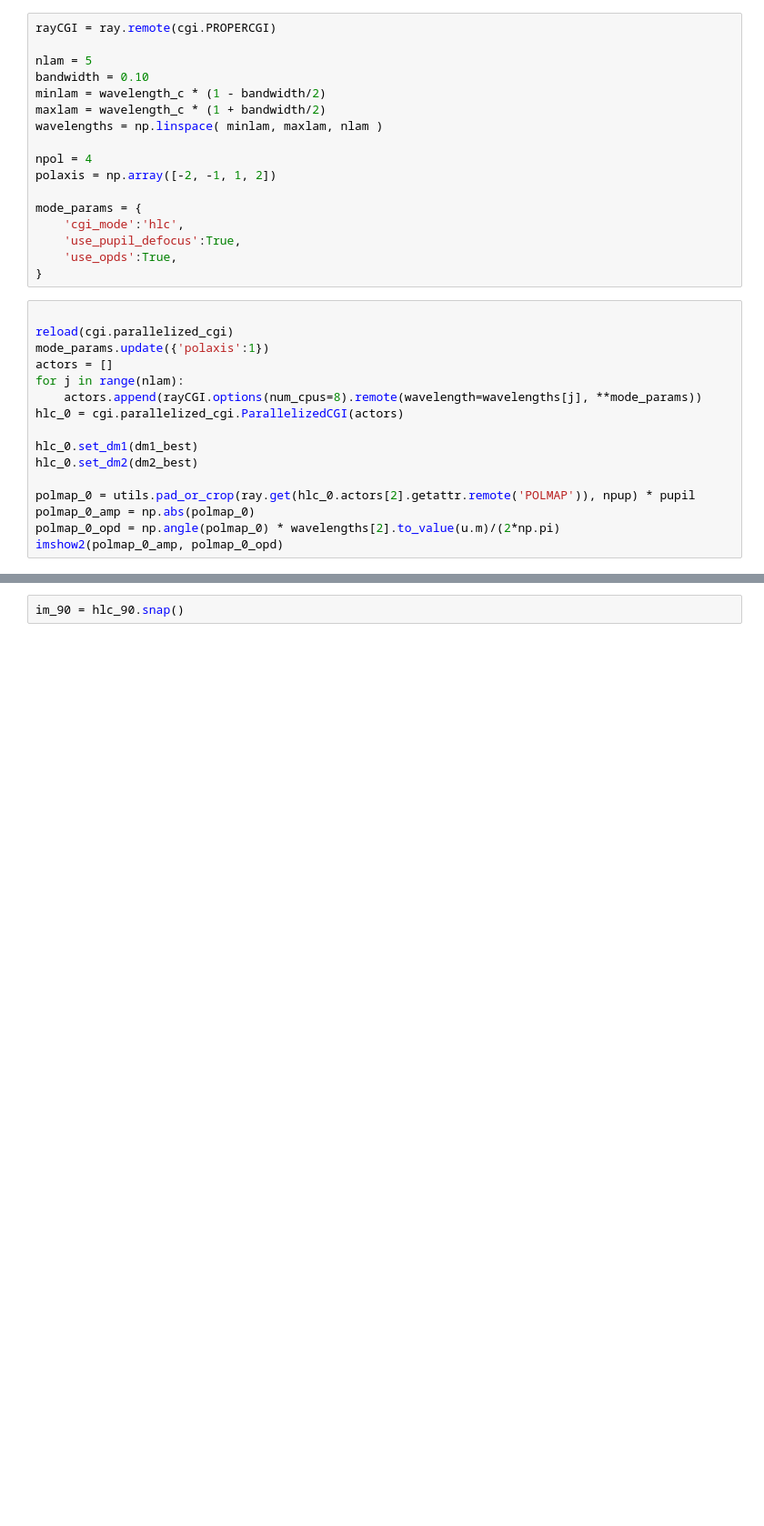
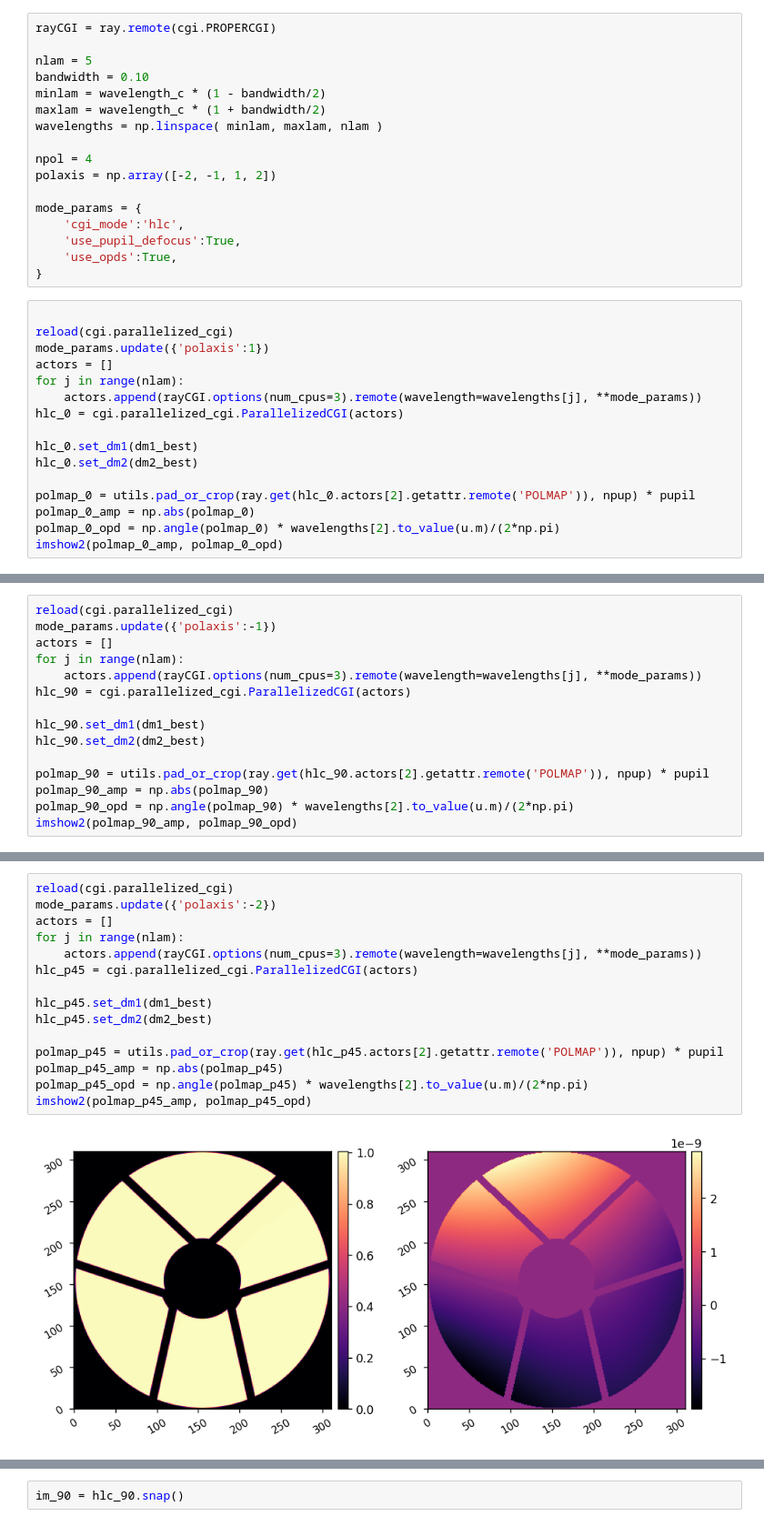
Before and after one commit to kian1377/disk-processing, a Jupyter notebook: hlc_band1_polarized_psfs.ipynb, the cells around one changed output, grey strips where cells are left out. Shown at 91% size. Cells and saved outputs as stored; diff of their text form; blank space fills up the shorter version.

```diff
--- a/hlc_band1_polarized_psfs.ipynb
+++ b/hlc_band1_polarized_psfs.ipynb
@@ -125,7 +125,7 @@ reload(cgi.parallelized_cgi)
 mode_params.update({'polaxis':1})
 actors = []
 for j in range(nlam):
-    actors.append(rayCGI.options(num_cpus=8).remote(wavelength=wavelengths[j], **mode_params))
+    actors.append(rayCGI.options(num_cpus=3).remote(wavelength=wavelengths[j], **mode_params))
 hlc_0 = cgi.parallelized_cgi.ParallelizedCGI(actors)
 
 hlc_0.set_dm1(dm1_best)
@@ -139 +140,16 @@ imshow2(polmap_0_amp, polmap_0_opd)
 [figure]
+# %%
+reload(cgi.parallelized_cgi)
+mode_params.update({'polaxis':-1})
+actors = []
+for j in range(nlam):
+    actors.append(rayCGI.options(num_cpus=3).remote(wavelength=wavelengths[j], **mode_params))
+hlc_90 = cgi.parallelized_cgi.ParallelizedCGI(actors)
+
+hlc_90.set_dm1(dm1_best)
+hlc_90.set_dm2(dm2_best)
+
+polmap_90 = utils.pad_or_crop(ray.get(hlc_90.actors[2].getattr.remote('POLMAP')), npup) * pupil
+polmap_90_amp = np.abs(polmap_90)
+polmap_90_opd = np.angle(polmap_90) * wavelengths[2].to_value(u.m)/(2*np.pi)
+imshow2(polmap_90_amp, polmap_90_opd)
@@ -139,0 +158,17 @@ imshow2(polmap_0_amp, polmap_0_opd)
+# %%
+reload(cgi.parallelized_cgi)
+mode_params.update({'polaxis':-2})
+actors = []
+for j in range(nlam):
+    actors.append(rayCGI.options(num_cpus=3).remote(wavelength=wavelengths[j], **mode_params))
+hlc_p45 = cgi.parallelized_cgi.ParallelizedCGI(actors)
+
+hlc_p45.set_dm1(dm1_best)
+hlc_p45.set_dm2(dm2_best)
+
+polmap_p45 = utils.pad_or_crop(ray.get(hlc_p45.actors[2].getattr.remote('POLMAP')), npup) * pupil
+polmap_p45_amp = np.abs(polmap_p45)
+polmap_p45_opd = np.angle(polmap_p45) * wavelengths[2].to_value(u.m)/(2*np.pi)
+imshow2(polmap_p45_amp, polmap_p45_opd)
+# %% [output]
+[figure, added]
```
Also changed, not shown: parts of 13 cells of this notebook.
